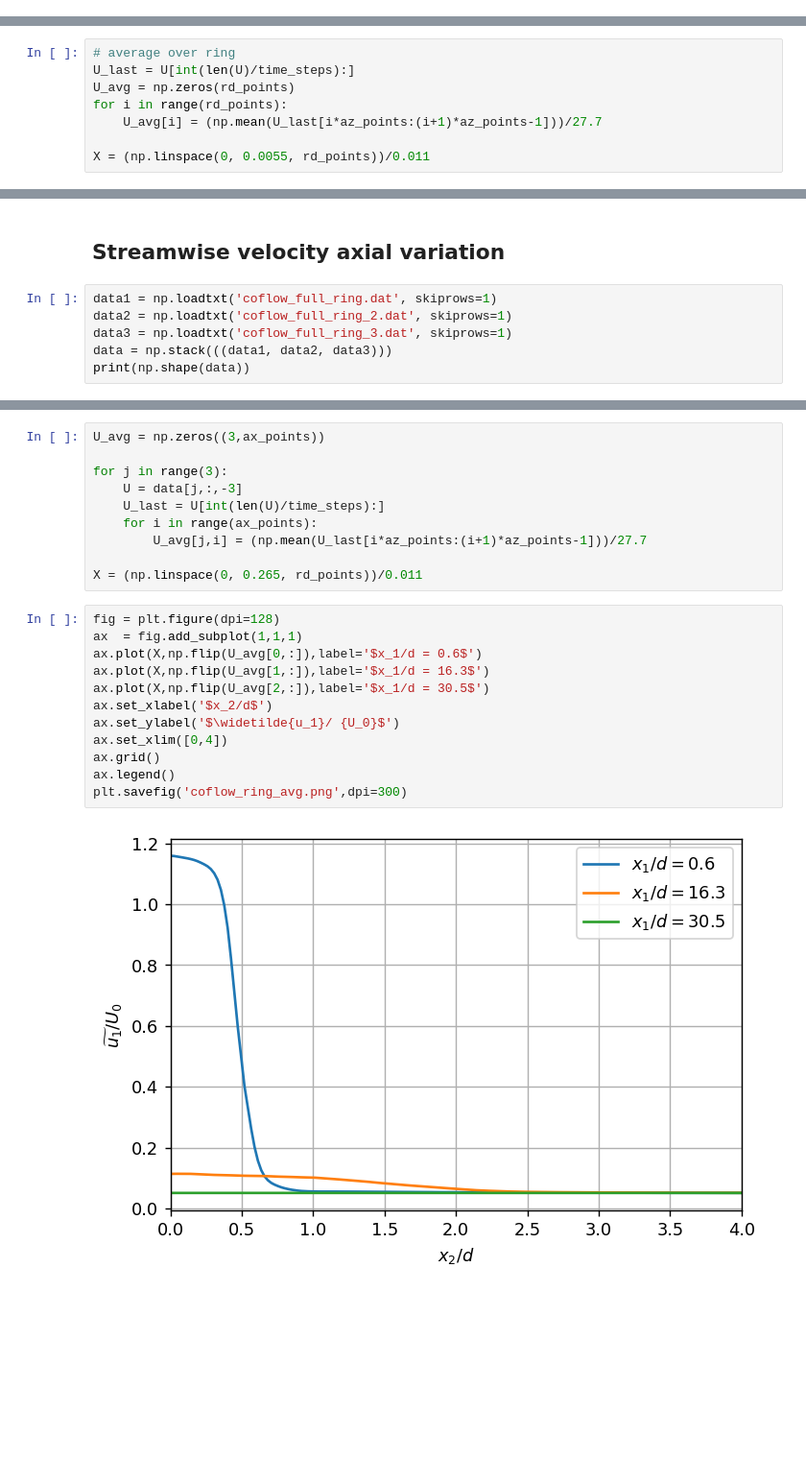
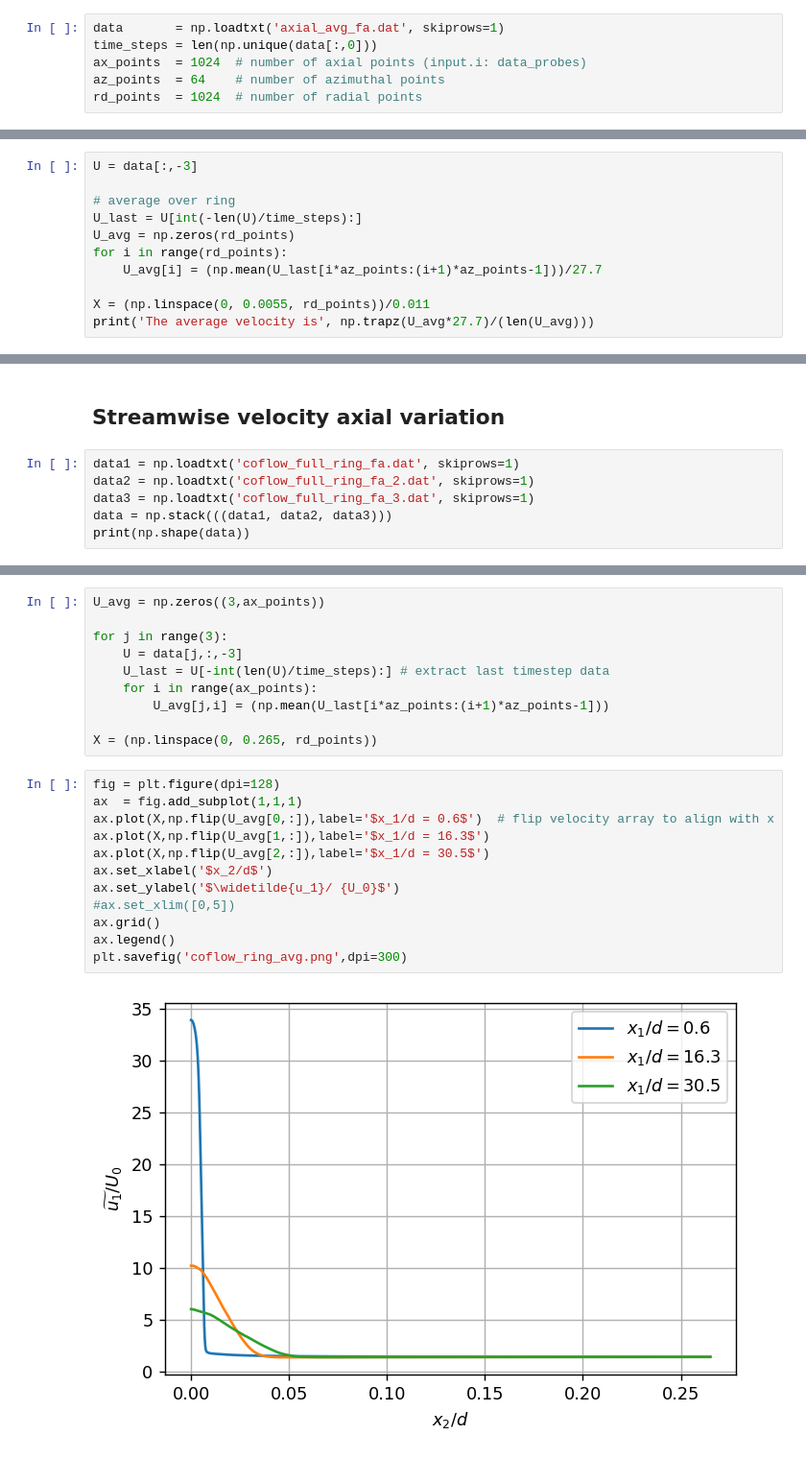
Before and after one commit to mulligatawny/jet-coflow-les, a Jupyter notebook: probe_post_proc.ipynb, the cells around one changed output, grey strips where cells are left out. Shown: that part at 96% size. Drawn from its saved outputs; the diff is of its cells as text; blank space fills up the shorter version.

```diff
--- a/probe_post_proc.ipynb
+++ b/probe_post_proc.ipynb
@@ -14,3 +11,9 @@ rd_points  = 1024
+# %%
+data       = np.loadtxt('axial_avg_fa.dat', skiprows=1)
+time_steps = len(np.unique(data[:,0]))
+ax_points  = 1024  # number of axial points (input.i: data_probes)
+az_points  = 64    # number of azimuthal points
+rd_points  = 1024  # number of radial points
 # %% [markdown]
 ## Streamwise velocity axial variation
 # %%
@@ -58,8 +52,11 @@ z = data[:,4]
 # %%
+U = data[:,-3]
+
 # average over ring
-U_last = U[int(len(U)/time_steps):]
+U_last = U[int(-len(U)/time_steps):]
 U_avg = np.zeros(rd_points)
 for i in range(rd_points):
     U_avg[i] = (np.mean(U_last[i*az_points:(i+1)*az_points-1]))/27.7
 
 X = (np.linspace(0, 0.0055, rd_points))/0.011
+print('The average velocity is', np.trapz(U_avg*27.7)/(len(U_avg)))
@@ -80,9 +75,9 @@ plt.grid()
 # %% [markdown]
 ## Streamwise velocity axial variation
 # %%
-data1 = np.loadtxt('coflow_full_ring.dat', skiprows=1)
-data2 = np.loadtxt('coflow_full_ring_2.dat', skiprows=1)
-data3 = np.loadtxt('coflow_full_ring_3.dat', skiprows=1)
+data1 = np.loadtxt('coflow_full_ring_fa.dat', skiprows=1)
+data2 = np.loadtxt('coflow_full_ring_fa_2.dat', skiprows=1)
+data3 = np.loadtxt('coflow_full_ring_fa_3.dat', skiprows=1)
 data = np.stack(((data1, data2, data3)))
 print(np.shape(data))
 # %% [output]
@@ -92,22 +87,22 @@ U_avg = np.zeros((3,ax_points))
 
 for j in range(3):
     U = data[j,:,-3]
-    U_last = U[int(len(U)/time_steps):]
+    U_last = U[-int(len(U)/time_steps):] # extract last timestep data
     for i in range(ax_points):
-        U_avg[j,i] = (np.mean(U_last[i*az_points:(i+1)*az_points-1]))/27.7
+        U_avg[j,i] = (np.mean(U_last[i*az_points:(i+1)*az_points-1]))
 
-X = (np.linspace(0, 0.265, rd_points))/0.011
+X = (np.linspace(0, 0.265, rd_points))
 # %%
 fig = plt.figure(dpi=128)
 ax  = fig.add_subplot(1,1,1)
-ax.plot(X,np.flip(U_avg[0,:]),label='$x_1/d = 0.6$')
+ax.plot(X,np.flip(U_avg[0,:]),label='$x_1/d = 0.6$')  # flip velocity array to align with x
 ax.plot(X,np.flip(U_avg[1,:]),label='$x_1/d = 16.3$')
 ax.plot(X,np.flip(U_avg[2,:]),label='$x_1/d = 30.5$')
 ax.set_xlabel('$x_2/d$')
 ax.set_ylabel('$\widetilde{u_1}/ {U_0}$')
-ax.set_xlim([0,4])
+#ax.set_xlim([0,5])
 ax.grid()
 ax.legend()
 plt.savefig('coflow_ring_avg.png',dpi=300)
 # %% [output]
-[figure, old version]
+[figure, new version]
```
Also changed, not shown: parts of 19 cells of this notebook.
